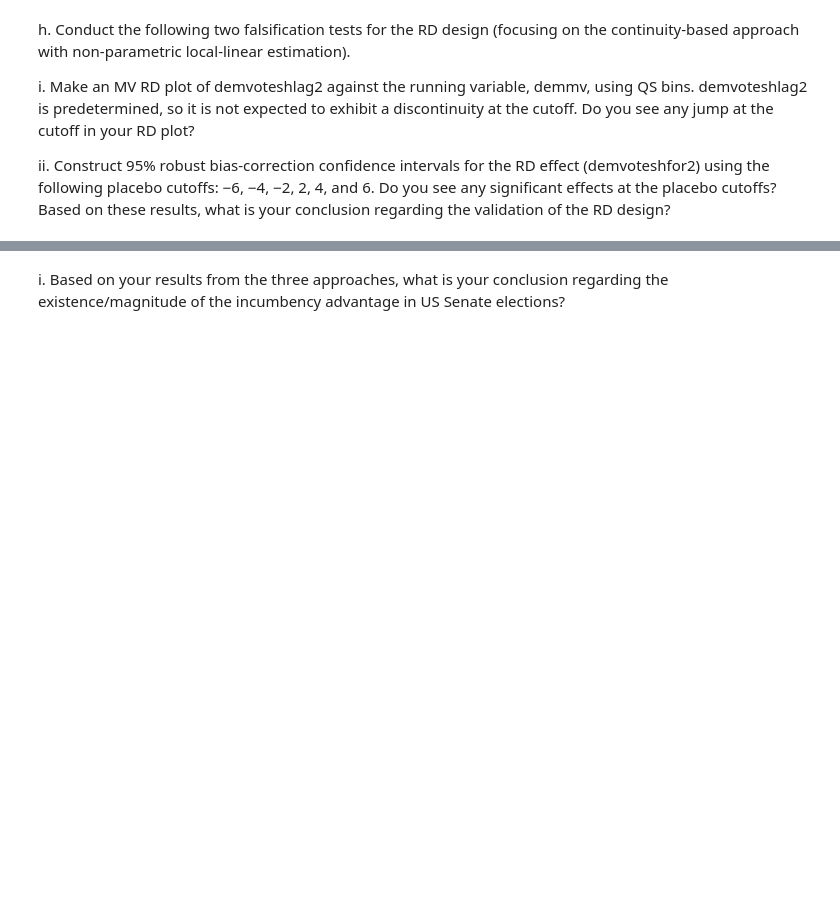
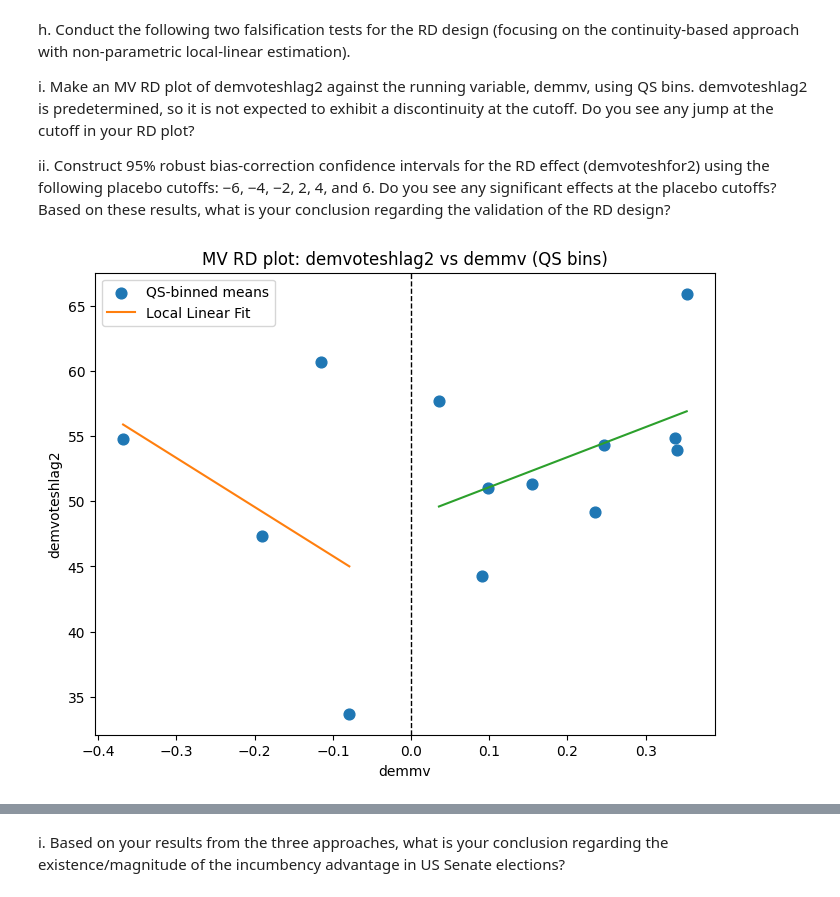
Before and after one commit to antaechan/econometrics, a Jupyter notebook: hw34.ipynb, the cells around one changed output, grey strips where cells are left out. Cells and saved outputs as stored; diff of their text form; code cells hidden in the pictures; blank space fills up the shorter version.

```diff
--- a/hw34.ipynb
+++ b/hw34.ipynb
@@ -1327,3 +1851,94 @@ i. Make an MV RD plot of demvoteshlag2 against the running variable, demmv, usin
 
 ii. Construct 95% robust bias-correction confidence intervals for the RD effect (demvoteshfor2) using the following placebo cutoffs: −6, −4, −2, 2, 4, and 6.
  Do you see any significant effects at the placebo cutoffs? Based on these results, what is your conclusion regarding the validation of the RD design?
+# %%
+# i. MV RD plot of demvoteshlag2 (predetermined) against running variable (demmv), using QS bins
+
+import matplotlib.pyplot as plt
+import numpy as np
+import statsmodels.api as sm
+
+# Prepare data, as above, but now for demvoteshlag2 as outcome
+mv_data = df.loc[window_mask, :].copy()
+mv_data = mv_data[mv_data['dopen'].notnull() & mv_data['demvoteshlag2'].notnull()].copy()
+running = mv_data['demmv'].values
+outcome = mv_data['demvoteshlag2'].values
+
+# Manually create bins using quantile spacing (QS) with about 20 bins
+n_bins = 20
+bin_edges = np.quantile(running, np.linspace(0, 1, n_bins+1))
+bin_centers = []
+bin_means = []
+for i in range(n_bins):
+    mask = (running >= bin_edges[i]) & (running < bin_edges[i+1]) if i < n_bins-1 else (running >= bin_edges[i]) & (running <= bin_edges[i+1])
+    if mask.sum() > 0:
+        bin_centers.append(np.median(running[mask]))
+        bin_means.append(outcome[mask].mean())
+
+plt.figure(figsize=(8,6))
+plt.scatter(bin_centers, bin_means, s=60, color='C0', label="QS-binned means")
+plt.axvline(0, color='k', linestyle='--', lw=1)
+plt.xlabel('demmv')
+plt.ylabel('demvoteshlag2')
+plt.title('MV RD plot: demvoteshlag2 vs demmv (QS bins)')
+
+# Nonparametric fit (local linear regression on each side of cutoff)
+bandwidth = 10
+left_mask = running < 0
+right_mask = running >= 0
+
+for mask, color in [(left_mask, 'C1'), (right_mask, 'C2')]:
+    xi = running[mask]
+    yi = outcome[mask]
+    # Use local linear regression with triangular kernel weights relative to cutoff 0
+    weights = (1 - np.abs(xi / bandwidth)).clip(0, 1)
+    X = sm.add_constant(xi)
+    model = sm.WLS(yi, X, weights=weights)
+    res = model.fit()
+    # For fitted curve
+    x_plot = np.linspace(xi.min(), xi.max(), 100)
+    y_fit = res.predict(sm.add_constant(x_plot))
+    plt.plot(x_plot, y_fit, color=color, label='Local Linear Fit' if mask is left_mask else None)
+
+plt.legend()
+plt.show()
+
+# ii. Robust bias-corrected RD estimates for placebo cutoffs using demvoteshfor2 outcome
+placebos = [-6, -4, -2, 2, 4, 6]
+results = []
+print("Placebo RD estimates for demvoteshfor2 at different cutoffs (local linear, statsmodels, no bias correction):")
+for cutoff in placebos:
+    mv_data2 = df[(df['demmv'] >= cutoff - 10) & (df['demmv'] <= cutoff + 10)].copy()
+    mv_data2 = mv_data2[mv_data2['dopen'].notnull() & mv_data2['demvoteshfor2'].notnull()].copy()
+    y2 = mv_data2['demvoteshfor2'].values
+    x2 = mv_data2['demmv'].values
+
+    # If not enough data, skip
+    if len(y2) < 50:
+        print(f"Cutoff {cutoff}: Not enough data")
+        results.append((cutoff, np.nan, np.nan, np.nan))
+        continue
+
+    # Define treatment: right of cutoff (>= c) is treated, left is control
+    treat = (x2 >= cutoff).astype(int)
+    # Local linear regression: outcome ~ treat + (x2 - cutoff) + treat * (x2 - cutoff)
+    X = np.column_stack([
+        np.ones_like(x2),
+        treat,
+        x2 - cutoff,
+        (x2 - cutoff) * treat
+    ])
+
+    # Triangular kernel weights
+    bandwidth = 10
+    weights = (1 - np.abs((x2 - cutoff)/bandwidth)).clip(0, 1)
+    model = sm.WLS(y2, X, weights=weights)
+    res = model.fit()
+    est = res.params[1]  # coefficient on treatment
+    conf = res.conf_int(alpha=0.05)
+    ci_lo = conf[1,0]
+    ci_hi = conf[1,1]
+    print(f"Cutoff {cutoff:>3}: Estimate = {est:.3f}, 95% CI [{ci_lo:.3f}, {ci_hi:.3f}]")
+    results.append((cutoff, est, ci_lo, ci_hi))
+# %% [output]
+[figure, added]
```
Also changed, not shown: parts of 15 cells of this notebook.
